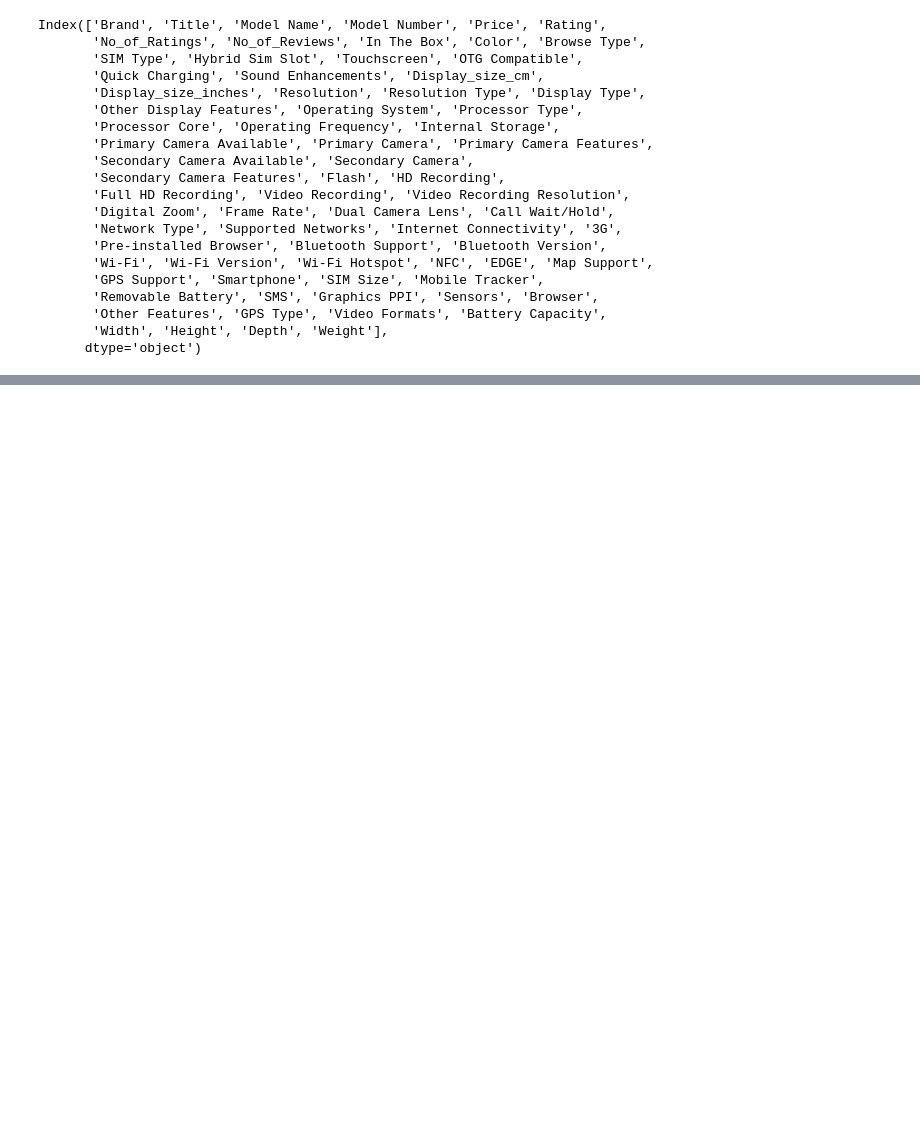
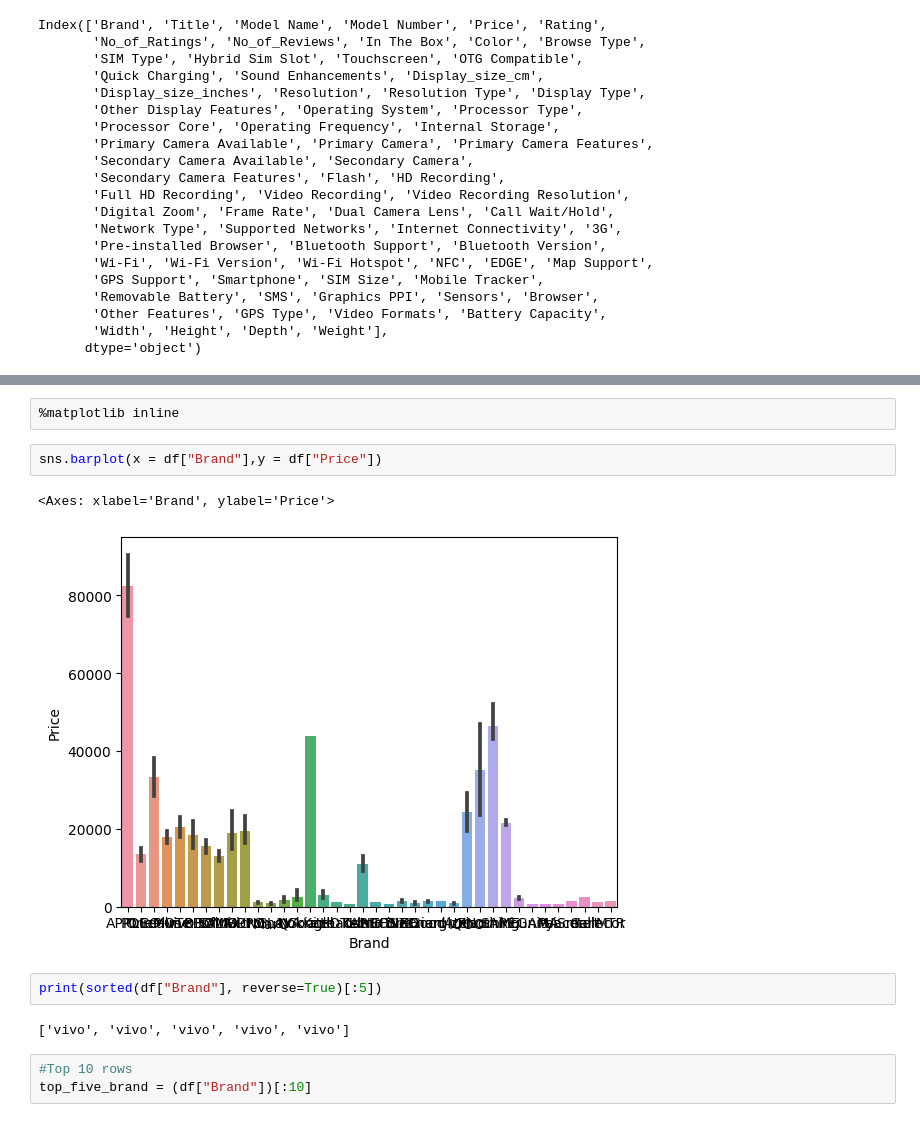
Before and after one commit to komal91gajjar/practice, a Jupyter notebook: practice 05.10.2023 ML.ipynb, the cells around one changed output, grey strips where cells are left out. Saved outputs shown, nothing was run; the diff lists cells and outputs as text; blank space fills up the shorter version.

```diff
--- a/practice 05.10.2023 ML.ipynb
+++ b/practice 05.10.2023 ML.ipynb
@@ -150,0 +210,14 @@ abs(math.sqrt(36))
+# %%
+%matplotlib inline
+# %%
+sns.barplot(x = df["Brand"],y = df["Price"])
+# %% [output]
+<Axes: xlabel='Brand', ylabel='Price'>
+[figure, added]
+# %%
+print(sorted(df["Brand"], reverse=True)[:5])
+# %% [output]
+['vivo', 'vivo', 'vivo', 'vivo', 'vivo']
+# %%
+#Top 10 rows
+top_five_brand = (df["Brand"])[:10]
```
Also changed, not shown: parts of 49 cells of this notebook, 9 other files.
